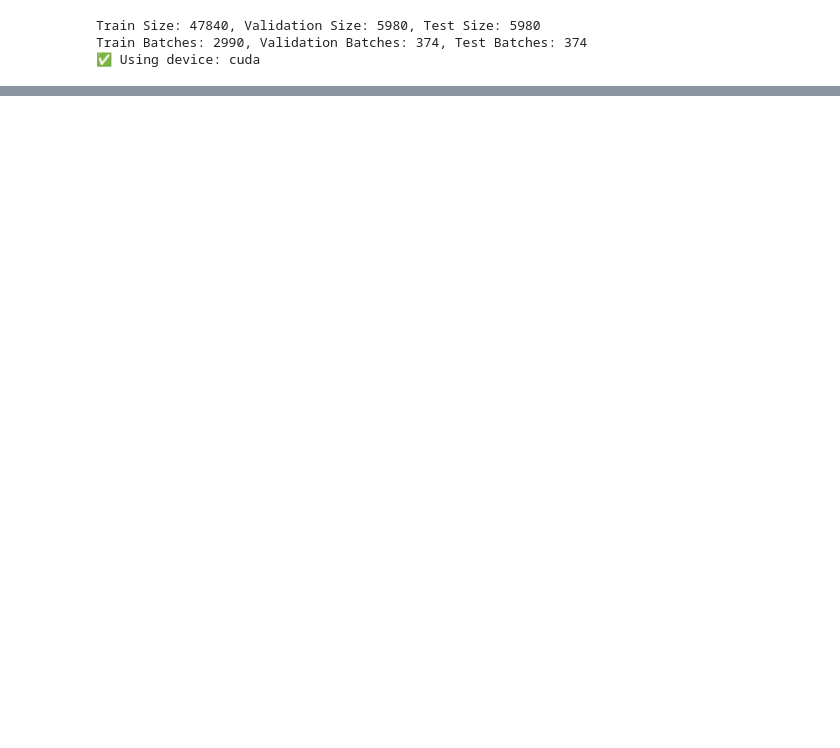
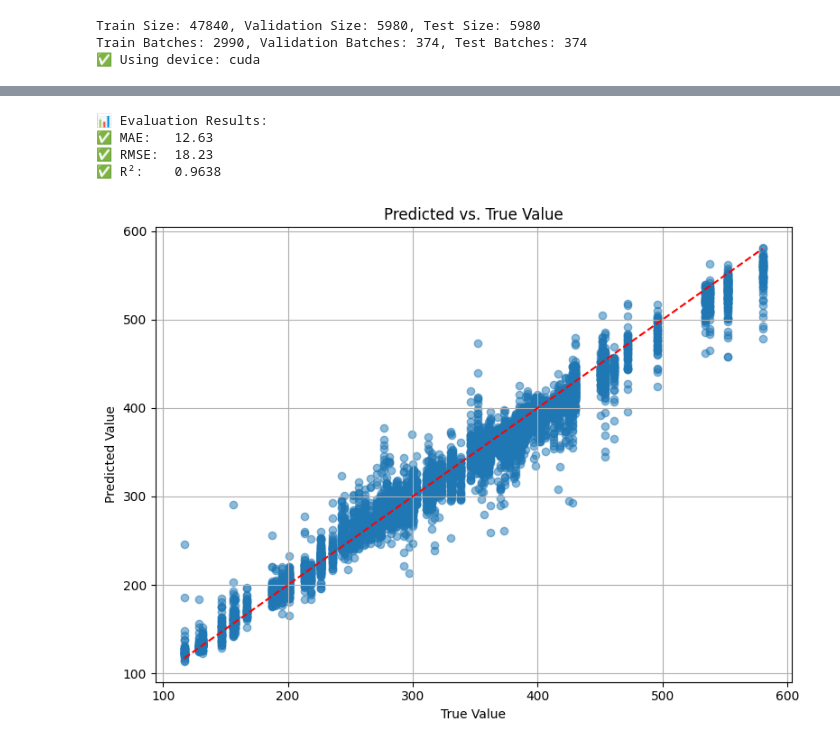
Before and after one commit to Wani29I/MasterProj, a Jupyter notebook: Model_Creation/totalEarsModel/testTotEarModel.ipynb, the cells around one changed output, grey strips where cells are left out. Saved outputs shown, nothing was run; the diff lists cells and outputs as text; code cells hidden in the pictures; blank space fills up the shorter version.

Commit message:
train and test ConvNextTiny

```diff
--- a/Model_Creation/totalEarsModel/testTotEarModel.ipynb
+++ b/Model_Creation/totalEarsModel/testTotEarModel.ipynb
@@ -95,3 +66,15 @@ evaluate_model(vitModel, test_loader, device, plot_predictions=True)
+# %%
+ConvNeXtTinyWheatTestModel = ConvNeXtTinyWheatModel()
+ConvNeXtTinyWheatTestModel.load_state_dict(torch.load("./ConvNextTiny/convnext_wheat_model.pth"))
+ConvNeXtTinyWheatTestModel.to(device)
+ConvNeXtTinyWheatTestModel.eval()
+evaluate_model(ConvNeXtTinyWheatTestModel, test_loader, device, plot_predictions=True)
+# %% [output]
+📊 Evaluation Results:
+✅ MAE:   12.63
+✅ RMSE:  18.23
+✅ R²:    0.9638
+[figure, added]
 # %%
 # Run test
 preds, actuals = test_model(efficientNetModel, test_loader)
```
Also changed, not shown: parts of 7 cells of this notebook, 1 other file.
